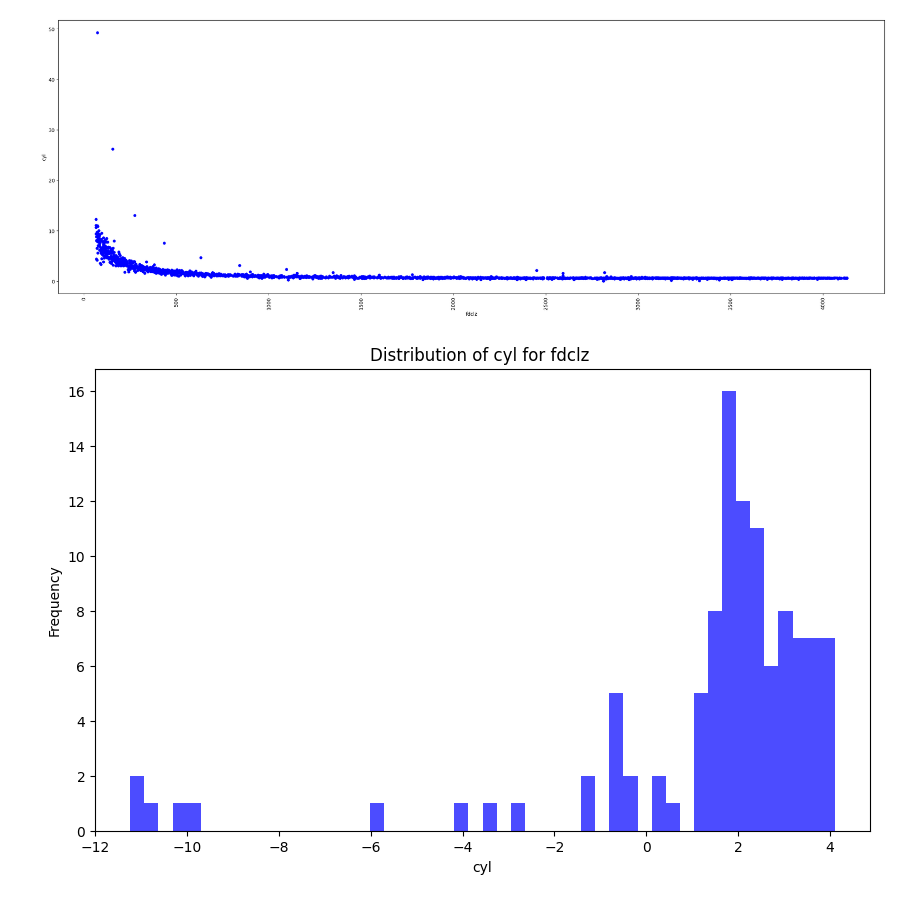
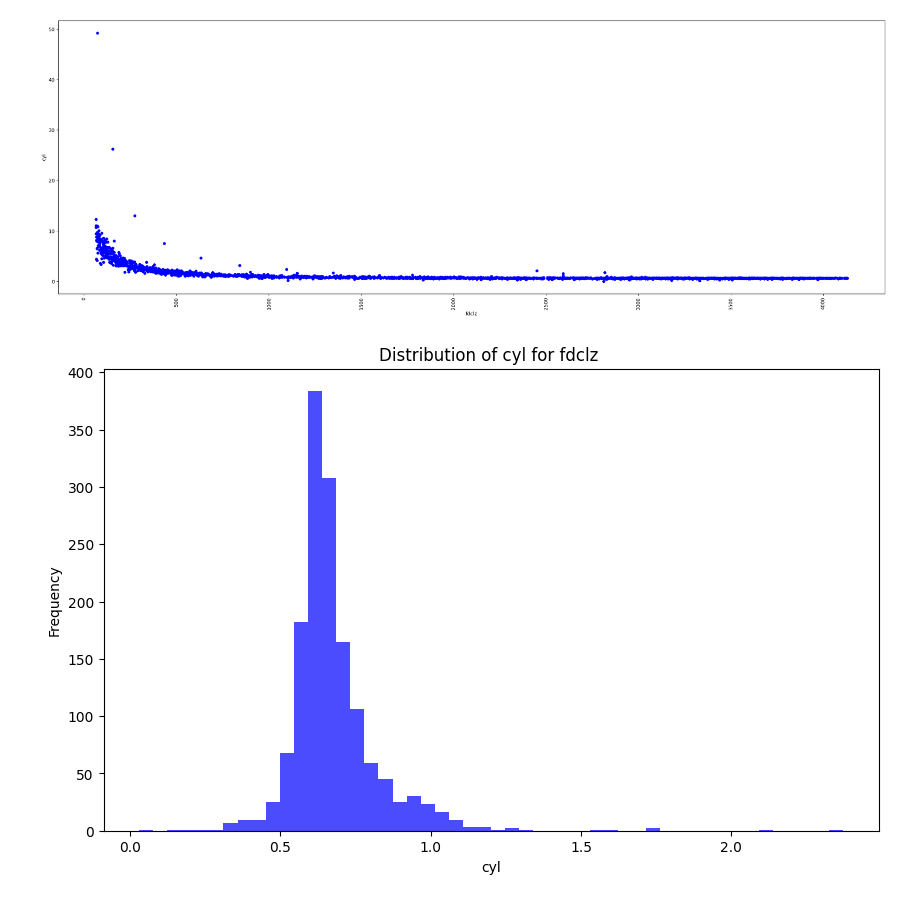
Before and after one commit to mcxiaoxiao/T-MPC, a Jupyter notebook: tmpc.ipynb, the cells around one changed output. Drawn from its saved outputs; the diff is of its cells as text; code cells hidden in the pictures.

```diff
--- a/tmpc.ipynb
+++ b/tmpc.ipynb
@@ -97,14 +97,14 @@ plt.show()
 [figure]
 # %%
 # 发电出力值在范围内的数据
-df_selected = dfshow[(dfshow['发电出力值'] >= 1500) & (dfshow['发电出力值'] <= 1600)]
+df_selected = dfshow[(dfshow['发电出力值'] >= 1000) & (dfshow['发电出力值'] <= 6000)]
 
 # 绘制 '厂用率' 的直方图
 plt.figure(figsize=(10, 6))
 plt.hist(df_selected['厂用率'], bins=50, color='blue', alpha=0.7)
 plt.xlabel('cyl')
 plt.ylabel('Frequency')
 plt.title(f'Distribution of cyl for fdclz ')
 plt.show()
 # %% [output]
-[figure, old version]
+[figure, new version]
```
Also changed, not shown: 10 other files.
